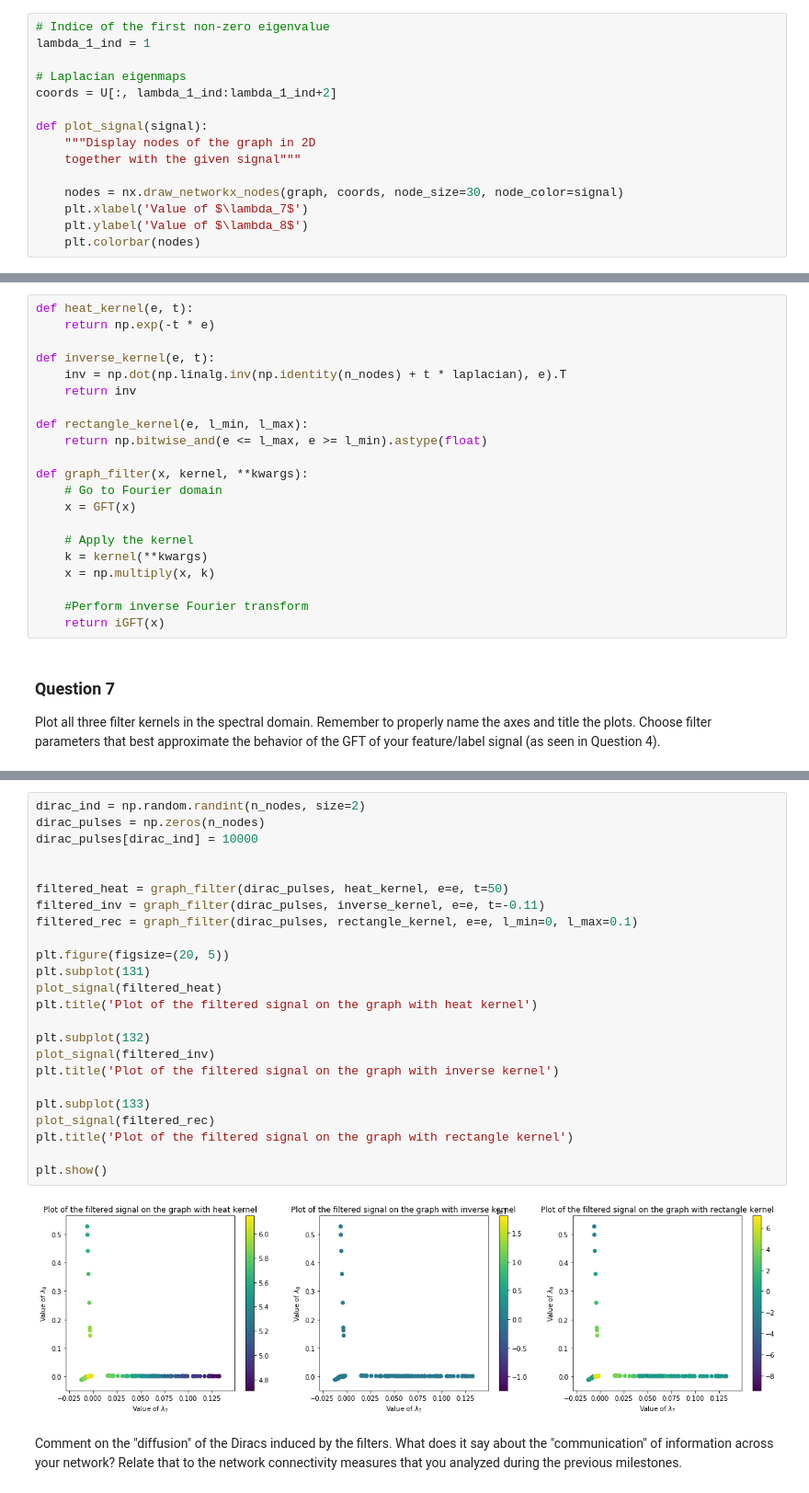
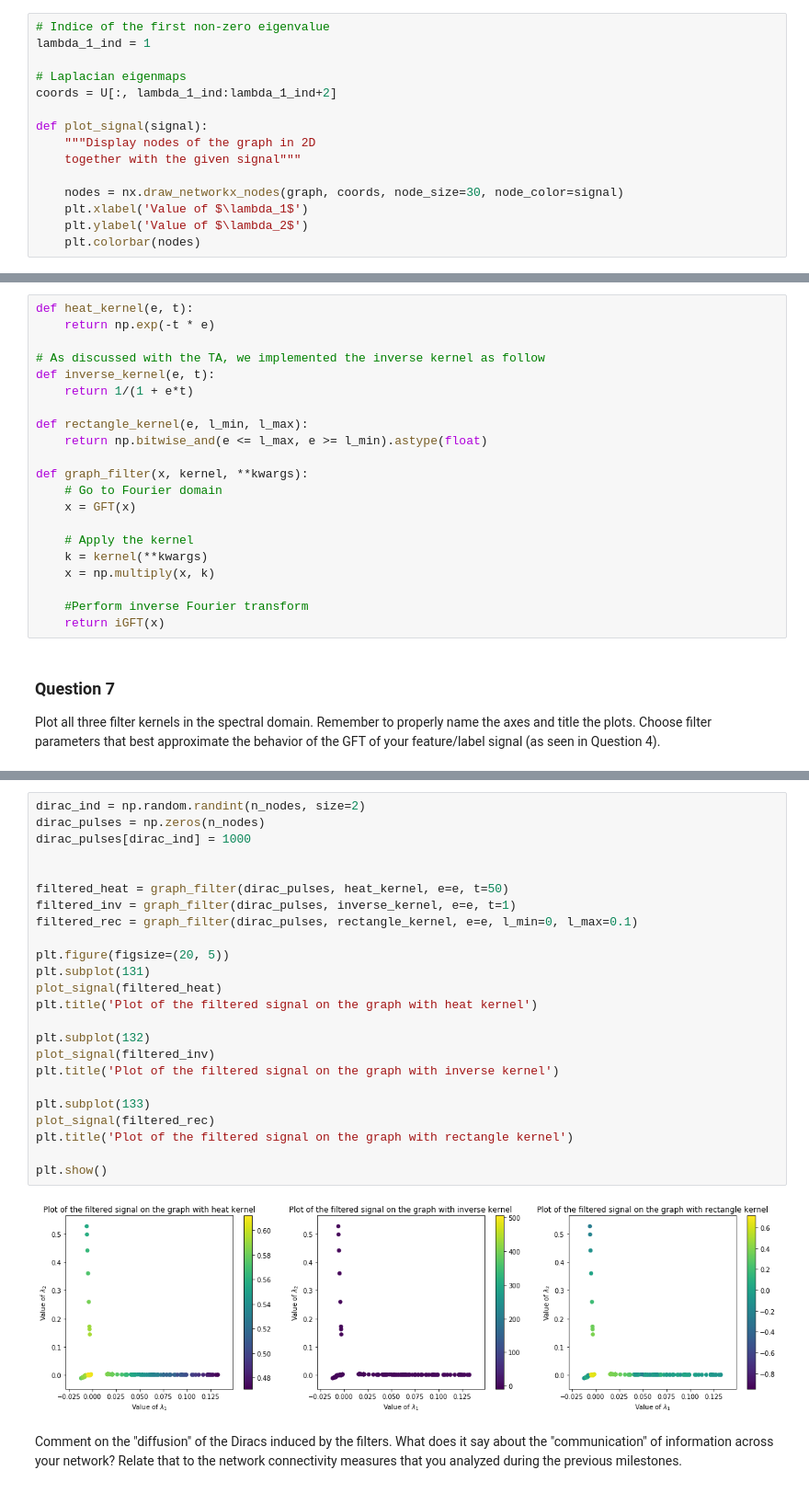
Before and after one commit to Adirlou/ntds_2018, a Jupyter notebook: 4_graph_signal_processing.ipynb, the cells around one changed output, grey strips where cells are left out. Shown at 92% size. Cells and saved outputs as stored; diff of their text form.

```diff
--- a/4_graph_signal_processing.ipynb
+++ b/4_graph_signal_processing.ipynb
@@ -132,6 +130,6 @@ def plot_signal(signal):
     together with the given signal"""
 
     nodes = nx.draw_networkx_nodes(graph, coords, node_size=30, node_color=signal)
-    plt.xlabel('Value of $\lambda_7$')
-    plt.ylabel('Value of $\lambda_8$')
+    plt.xlabel('Value of $\lambda_1$')
+    plt.ylabel('Value of $\lambda_2$')
     plt.colorbar(nodes)
@@ -230,9 +230,9 @@ Implement the following three filter kernels and the graph filtering operation.
 def heat_kernel(e, t):
     return np.exp(-t * e)
 
+# As discussed with the TA, we implemented the inverse kernel as follow
 def inverse_kernel(e, t):
-    inv = np.dot(np.linalg.inv(np.identity(n_nodes) + t * laplacian), e).T
-    return inv
+    return 1/(1 + e*t)
 
 def rectangle_kernel(e, l_min, l_max):
     return np.bitwise_and(e <= l_max, e >= l_min).astype(float)
@@ -276,28 +276,28 @@ Consider two Dirac impulses arbitrarily placed on your graph. Plot their filtere
 # %%
 dirac_ind = np.random.randint(n_nodes, size=2)
 dirac_pulses = np.zeros(n_nodes)
-dirac_pulses[dirac_ind] = 10000
+dirac_pulses[dirac_ind] = 1000
 
 
 filtered_heat = graph_filter(dirac_pulses, heat_kernel, e=e, t=50)
-filtered_inv = graph_filter(dirac_pulses, inverse_kernel, e=e, t=-0.11)
+filtered_inv = graph_filter(dirac_pulses, inverse_kernel, e=e, t=1)
 filtered_rec = graph_filter(dirac_pulses, rectangle_kernel, e=e, l_min=0, l_max=0.1)
 
 plt.figure(figsize=(20, 5))
 plt.subplot(131)
 plot_signal(filtered_heat)
 plt.title('Plot of the filtered signal on the graph with heat kernel')
 
 plt.subplot(132)
 plot_signal(filtered_inv)
 plt.title('Plot of the filtered signal on the graph with inverse kernel')
 
 plt.subplot(133)
 plot_signal(filtered_rec)
 plt.title('Plot of the filtered signal on the graph with rectangle kernel')
 
 plt.show()
 # %% [output]
-[figure, old version]
+[figure, new version]
 # %% [markdown]
 Comment on the "diffusion" of the Diracs induced by the filters. What does it say about the "communication" of information across your network? Relate that to the network connectivity measures that you analyzed during the previous milestones.
```
Also changed, not shown: parts of 31 cells of this notebook.
